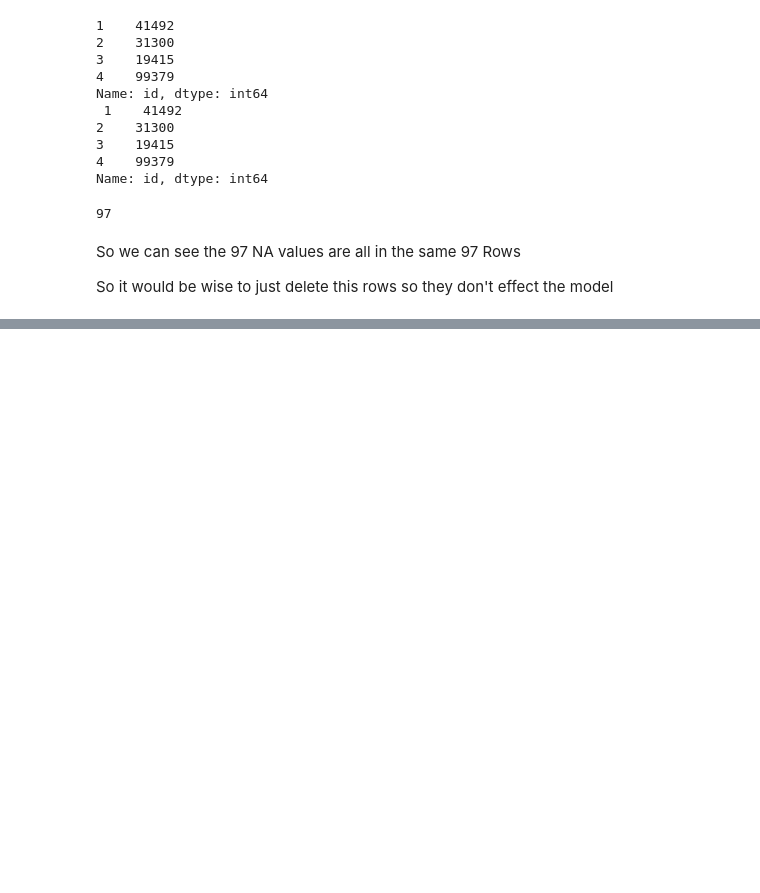
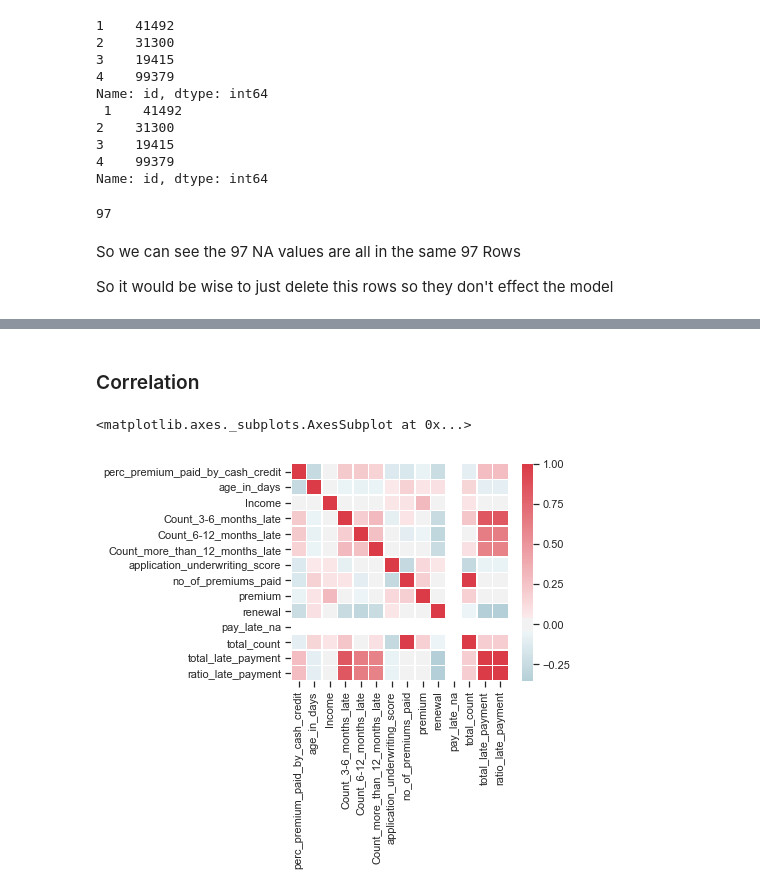
Before and after one commit to Ghosh-Shawn/Insurance_data, a Jupyter notebook: EDA.ipynb, the cells around one changed output, grey strips where cells are left out. Drawn from its saved outputs; the diff is of its cells as text; code cells hidden in the pictures; blank space fills up the shorter version.

Commit message:
data_process

```diff
--- a/EDA.ipynb
+++ b/EDA.ipynb
@@ -72,3 +77,7 @@ So it would be wise to just delete this rows so they don't effect the model
+# %%
+train_data["pay_late_na"] = train_data["Count_3-6_months_late"].isna().astype(int)
+# %%
+train_data=train_data[train_data["pay_late_na"]==0]
 # %%
 train_data.application_underwriting_score.describe()
 # %% [output]
@@ -105,0 +122,2 @@ So we can see two things:
+# %%
+train_data['application_underwriting_score'].fillna(train_data.application_underwriting_score.mean(), inplace=True)
@@ -105,0 +129,8 @@ So we can see two things:
+# %%
+#Adding a few more features
+
+train_data["total_count"]=(train_data['Count_3-6_months_late']+train_data['Count_6-12_months_late']+train_data['Count_more_than_12_months_late']+train_data['no_of_premiums_paid'])
+
+train_data["total_late_payment"]=(train_data['Count_3-6_months_late']+train_data['Count_6-12_months_late']+train_data['Count_more_than_12_months_late'])
+
+train_data["ratio_late_payment"]=(train_data['Count_3-6_months_late']+train_data['Count_6-12_months_late']+train_data['Count_more_than_12_months_late'])
@@ -105,0 +157,20 @@ So we can see two things:
+# %% [markdown]
+### Correlation
+# %%
+#list of cols for correlation test
+d = (list(train_data.columns[1:9])+list(train_data.columns[11:17]))
+
+corr = train_data[d].corr()
+
+# Set up the matplotlib figure
+f, ax = plt.subplots(figsize=(5, 4))
+
+# Generate a custom diverging colormap
+cmap = sns.diverging_palette(220, 10, as_cmap=True)
+
+# Draw the heatmap with the mask and correct aspect ratio
+sns.heatmap(corr, cmap=cmap, vmax=1, center=0,
+            square=True, linewidths=.5)
+# %% [output]
+<matplotlib.axes._subplots.AxesSubplot at 0x...>
+[figure, added]
```
Also changed, not shown: parts of 14 cells of this notebook, 4 other files.
